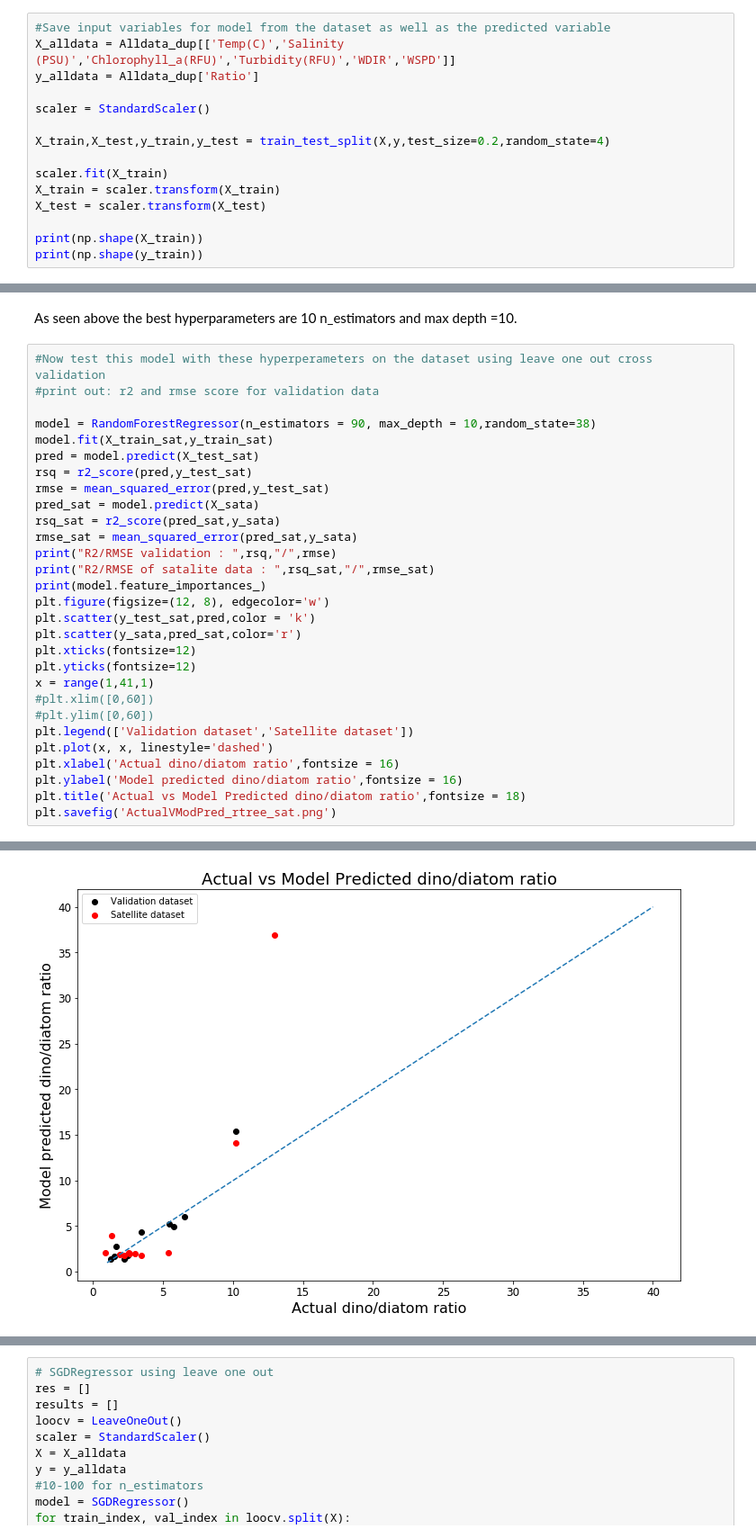
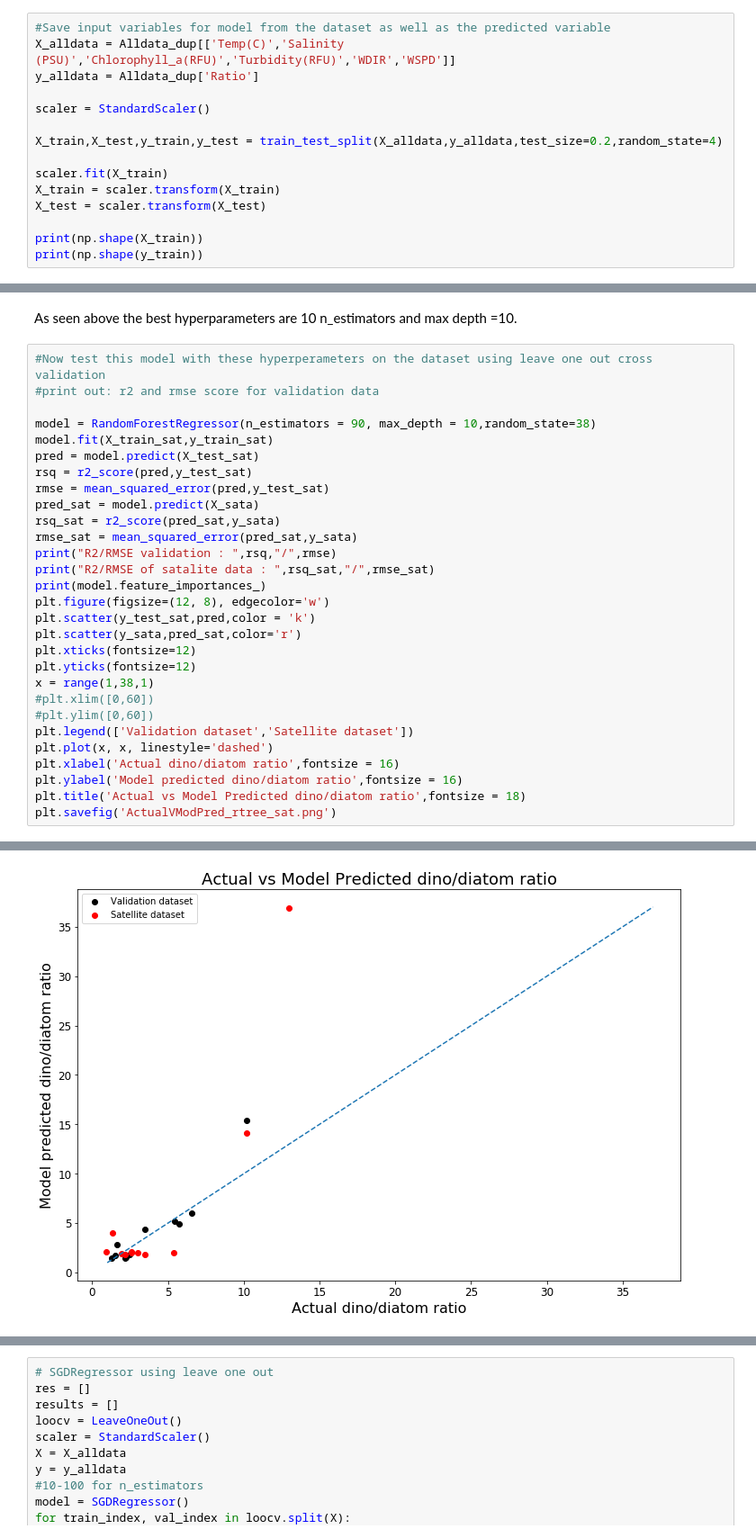
Before and after one commit to seina001/oeas895_EinarssonProject, a Jupyter notebook: Model_Einarsson_NotNorm.ipynb, the cells around one changed output, grey strips where cells are left out. Shown at 90% size. Saved outputs shown, nothing was run; the diff lists cells and outputs as text.

```diff
--- a/Model_Einarsson_NotNorm.ipynb
+++ b/Model_Einarsson_NotNorm.ipynb
@@ -90,7 +92,7 @@ y_alldata = Alldata_dup['Ratio']
 
 scaler = StandardScaler()
 
-X_train,X_test,y_train,y_test = train_test_split(X,y,test_size=0.2,random_state=4)
+X_train,X_test,y_train,y_test = train_test_split(X_alldata,y_alldata,test_size=0.2,random_state=4)
 
 scaler.fit(X_train)
 X_train = scaler.transform(X_train)
@@ -352,32 +381,32 @@ As seen above the best hyperparameters are 10 n_estimators and max depth =10.
 #print out: r2 and rmse score for validation data
 
 model = RandomForestRegressor(n_estimators = 90, max_depth = 10,random_state=38)
 model.fit(X_train_sat,y_train_sat)
 pred = model.predict(X_test_sat)
 rsq = r2_score(pred,y_test_sat)
 rmse = mean_squared_error(pred,y_test_sat)
 pred_sat = model.predict(X_sata)
 rsq_sat = r2_score(pred_sat,y_sata)
 rmse_sat = mean_squared_error(pred_sat,y_sata)
 print("R2/RMSE validation : ",rsq,"/",rmse)
 print("R2/RMSE of satalite data : ",rsq_sat,"/",rmse_sat)
 print(model.feature_importances_)
 plt.figure(figsize=(12, 8), edgecolor='w')
 plt.scatter(y_test_sat,pred,color = 'k')
 plt.scatter(y_sata,pred_sat,color='r')
 plt.xticks(fontsize=12)
 plt.yticks(fontsize=12)
-x = range(1,41,1)
+x = range(1,38,1)
 #plt.xlim([0,60])
 #plt.ylim([0,60])
 plt.legend(['Validation dataset','Satellite dataset'])
 plt.plot(x, x, linestyle='dashed')
 plt.xlabel('Actual dino/diatom ratio',fontsize = 16)
 plt.ylabel('Model predicted dino/diatom ratio',fontsize = 16)
 plt.title('Actual vs Model Predicted dino/diatom ratio',fontsize = 18)
 plt.savefig('ActualVModPred_rtree_sat.png')
 # %% [output]
 R2/RMSE validation :  0.8118476476515957 / 2.8424701230800733
 R2/RMSE of satalite data :  0.46994783654855976 / 55.605019995122596
 [0.02267057 0.02671329 0.53466287 0.41595327]
-[figure, old version]
+[figure, new version]
```
Also changed, not shown: parts of 6 cells of this notebook.
